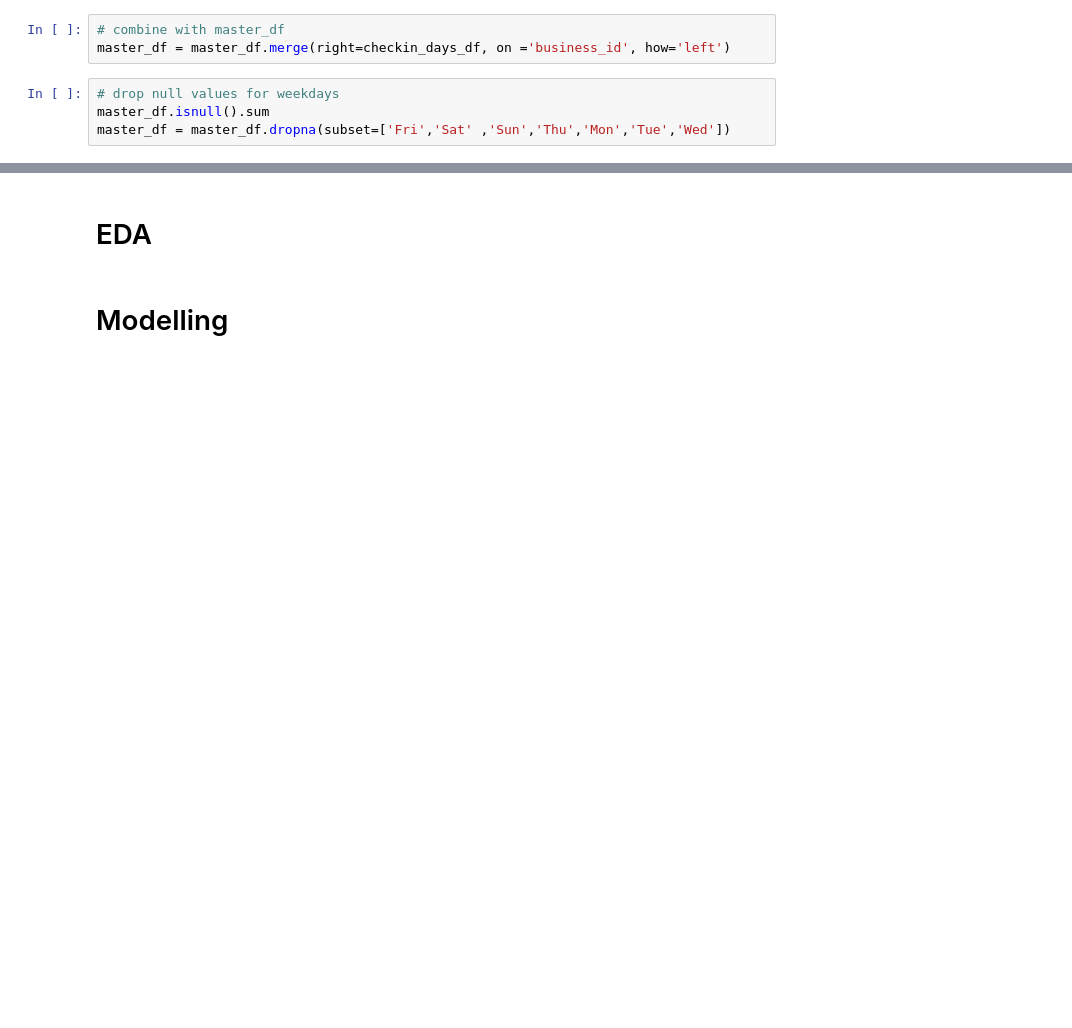
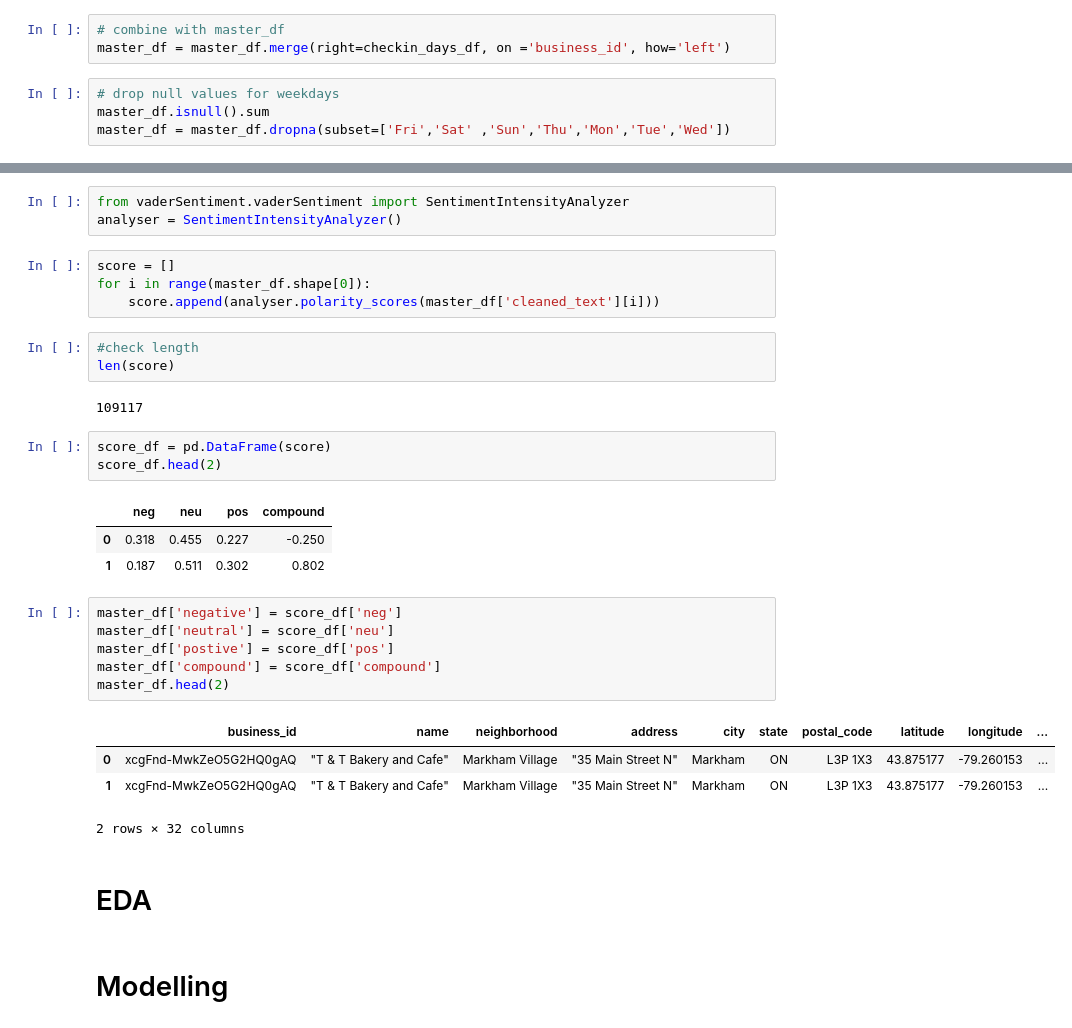
Before and after one commit to NishantSulay/Yelp-SentimentAnalysis, a Jupyter notebook: Yelp-Sentiment.ipynb, the cells around one changed output, grey strips where cells are left out. Drawn from its saved outputs; the diff is of its cells as text; blank space fills up the shorter version.

```diff
--- a/Yelp-Sentiment.ipynb
+++ b/Yelp-Sentiment.ipynb
@@ -269,3 +406,33 @@ master_df.isnull().sum()
+# %%
+from vaderSentiment.vaderSentiment import SentimentIntensityAnalyzer
+analyser = SentimentIntensityAnalyzer()
+# %%
+score = []
+for i in range(master_df.shape[0]):
+    score.append(analyser.polarity_scores(master_df['cleaned_text'][i]))
+# %%
+#check length
+len(score)
+# %% [output]
+109117
+# %%
+score_df = pd.DataFrame(score)
+score_df.head(2)
+# %% [output]
+|  | neg | neu | pos | compound |
+| 0 | 0.318 | 0.455 | 0.227 | -0.250 |
+| 1 | 0.187 | 0.511 | 0.302 | 0.802 |
+# %%
+master_df['negative'] = score_df['neg']
+master_df['neutral'] = score_df['neu']
+master_df['postive'] = score_df['pos']
+master_df['compound'] = score_df['compound']
+master_df.head(2)
+# %% [output]
+|  | business_id | name | neighborhood | address | city | state | postal_code | latitude | longitude | ... |
+| 0 | xcgFnd-MwkZeO5G2HQ0gAQ | "T & T Bakery and Cafe" | Markham Village | "35 Main Street N" | Markham | ON | L3P 1X3 | 43.875177 | -79.260153 | ... |
+| 1 | xcgFnd-MwkZeO5G2HQ0gAQ | "T & T Bakery and Cafe" | Markham Village | "35 Main Street N" | Markham | ON | L3P 1X3 | 43.875177 | -79.260153 | ... |
+2 rows × 32 columns
 # %% [markdown]
 # EDA
 # %% [markdown]
```
Also changed, not shown: parts of 19 cells of this notebook, 1 other file.
